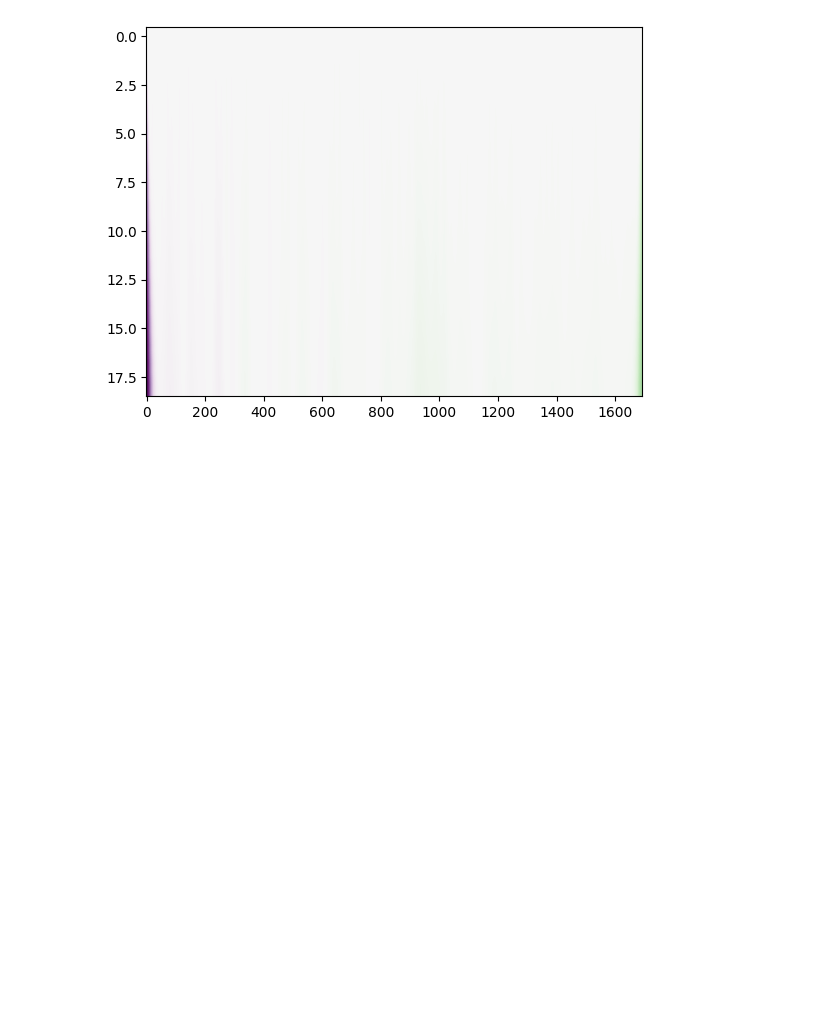
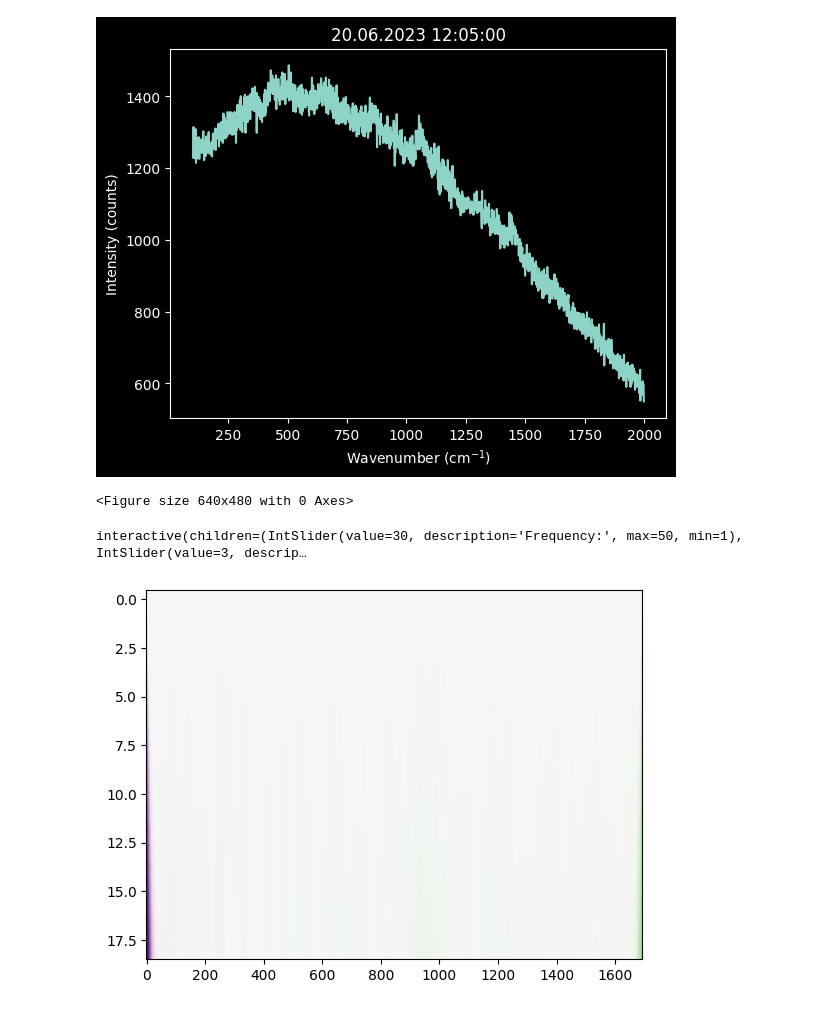
Before and after one commit to oftavira/raman, a Jupyter notebook: wavelets.ipynb, the cells around one changed output. Drawn from its saved outputs; the diff is of its cells as text; code cells hidden in the pictures; blank space fills up the shorter version.

```diff
--- a/wavelets.ipynb
+++ b/wavelets.ipynb
@@ -35,3 +93,13 @@ print(ny.shape)
+# %%
+r = ramans.randomspec()
+r.plot()
+# %% [output]
+[figure, added]
+<Figure size 640x480 with 0 Axes>
+# %%
+r.interactive(mod=True, method='poly_fit')
+# %% [output]
+interactive(children=(IntSlider(value=30, description='Frequency:', max=50, min=1), IntSlider(value=3, descrip…
 # %%
 # Import pywt library
 
```
Also changed, not shown: parts of 9 cells of this notebook, 1 other file.
